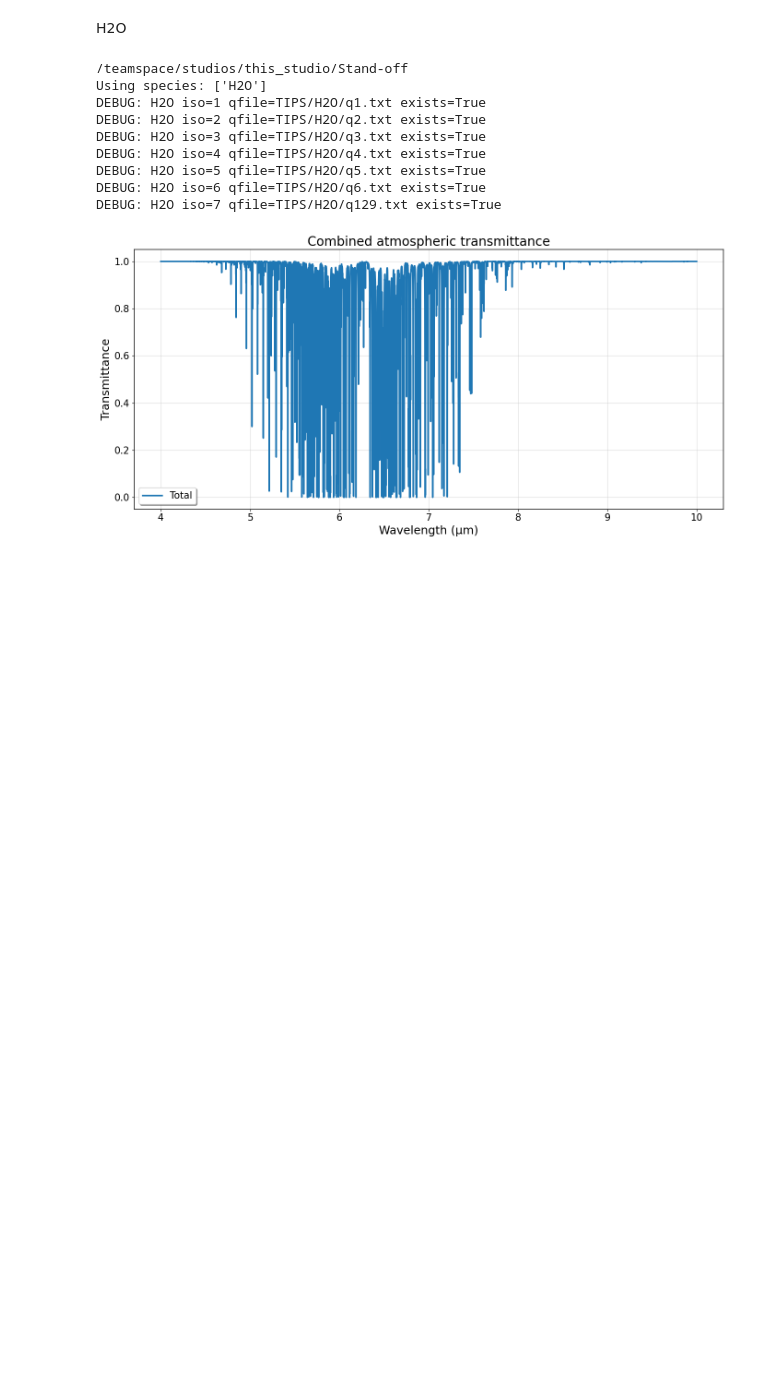
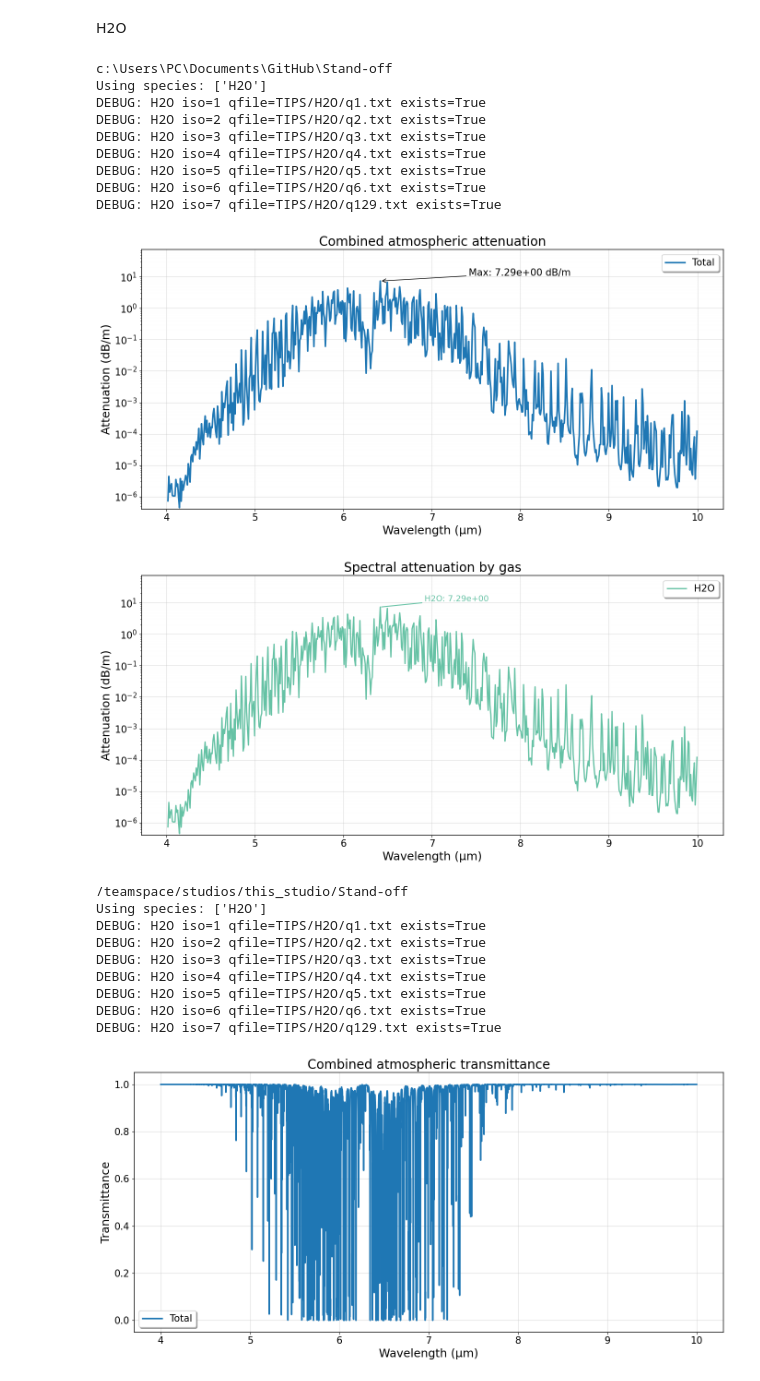
Before and after one commit to OscarMigue9/Stand-off, a Jupyter notebook: downsampling.ipynb, the cells around one changed output. Drawn from its saved outputs; the diff is of its cells as text; code cells hidden in the pictures; blank space fills up the shorter version.

```diff
--- a/downsampling.ipynb
+++ b/downsampling.ipynb
@@ -7,6 +7,47 @@ importlib.reload(final_forward_attenuation)
 from final_forward_attenuation import run_simulation, default_species, convert_atm, txt_to_npy, convert_vmr, plot_npy, plot_histogram, downsample, count_lines_by_index
 # %% [markdown]
 H2O
+# %%
+Ptotal = convert_atm(1013, "mbar")
+T = 288.2
+
+sp = default_species()
+for s in sp:
+     if s.name == 'H2O': s.Pmol = 0.0077480878361707375
+     else: s.Pmol = 0.0
+
+
+import os
+print(os.getcwd())
+
+res = run_simulation(
+    species=sp,
+    parfile='PARS/ALL.par',
+    nu_min=1000, nu_max=2500, dnu=0.01,
+    tileW=20.0, guard=5.0,
+    temp_K=T, L_m=1.0, pres=Ptotal,
+    delta_um=0.01,
+    save_csv=True, outdir='OUT', make_plots=True,
+    att=True, transmission_npy_name='prieba de atm',
+    use_all_isotopologues=True, species_to_use=['H2O']
+
+)
+
+lambda_um = res['lambda_centers']
+Tprod = res['T_prod_samp']
+Tco2  = res['T_each_samp'][0]
+# %% [output]
+c:\Users\PC\Documents\GitHub\Stand-off
+Using species: ['H2O']
+DEBUG: H2O iso=1 qfile=TIPS/H2O/q1.txt exists=True
+DEBUG: H2O iso=2 qfile=TIPS/H2O/q2.txt exists=True
+DEBUG: H2O iso=3 qfile=TIPS/H2O/q3.txt exists=True
+DEBUG: H2O iso=4 qfile=TIPS/H2O/q4.txt exists=True
+DEBUG: H2O iso=5 qfile=TIPS/H2O/q5.txt exists=True
+DEBUG: H2O iso=6 qfile=TIPS/H2O/q6.txt exists=True
+DEBUG: H2O iso=7 qfile=TIPS/H2O/q129.txt exists=True
+[figure, added]
+[figure, added]
 # %%
 Ptotal = convert_atm(1013, "mbar")
 T = 288.2
```
Also changed, not shown: parts of 12 cells of this notebook, 7 other files.
